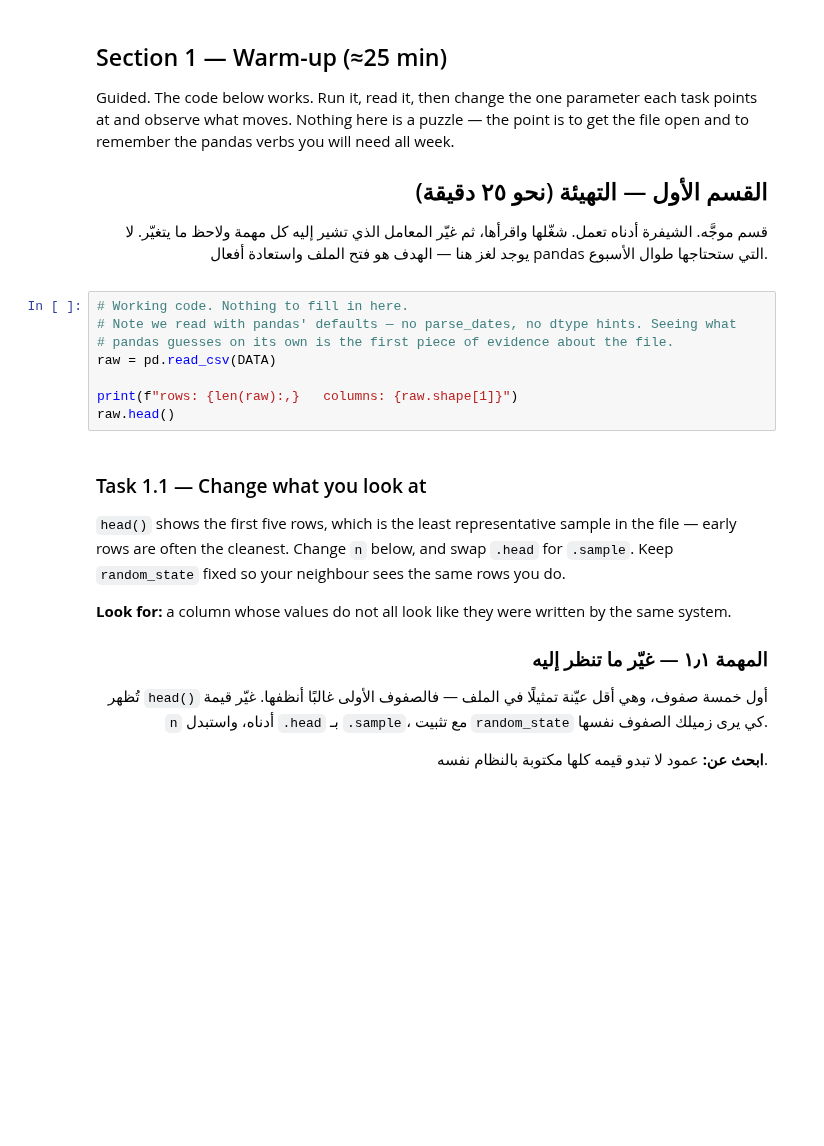
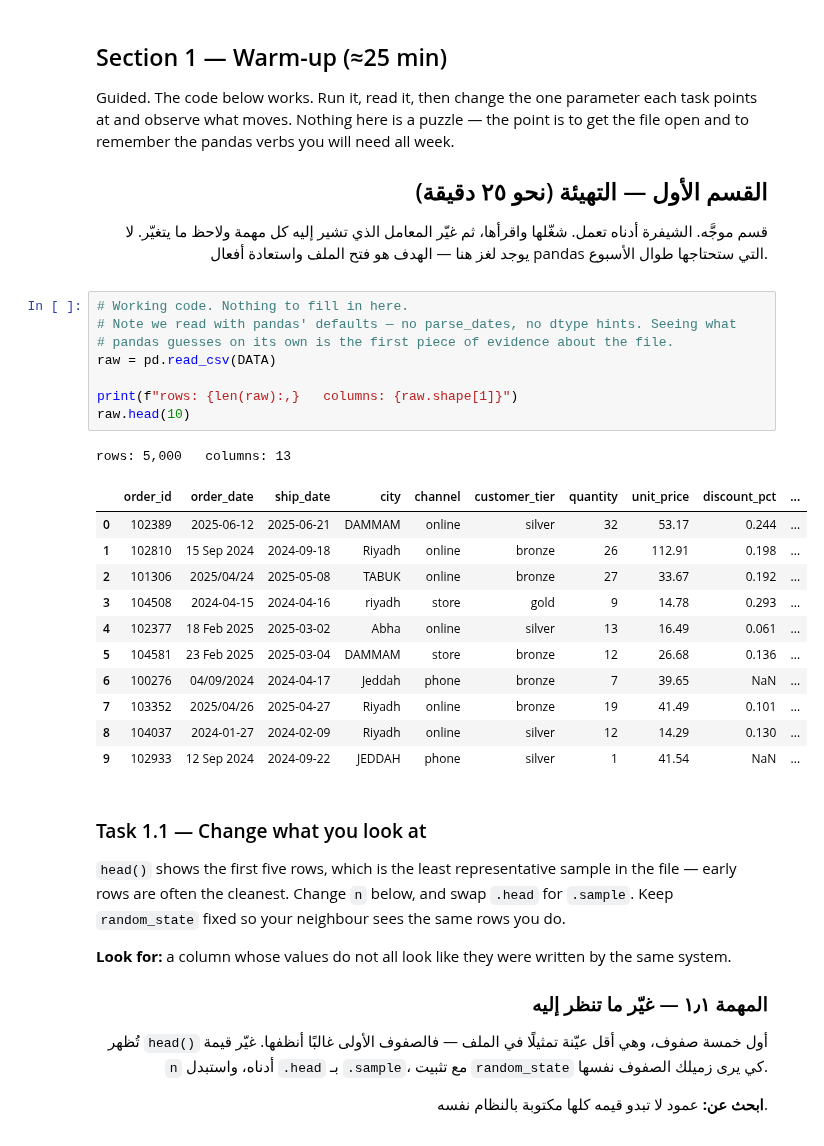
Before and after one commit to albandricx/AIEP_Olo_student, a Jupyter notebook: week_2_data_engineering/labs_v2/D1_understand_the_data/D1_understand_the_data_blank.ipynb, the cells around one changed output. Saved outputs shown, nothing was run; the diff lists cells and outputs as text; blank space fills up the shorter version.

```diff
--- a/week_2_data_engineering/labs_v2/D1_understand_the_data/D1_understand_the_data_blank.ipynb
+++ b/week_2_data_engineering/labs_v2/D1_understand_the_data/D1_understand_the_data_blank.ipynb
@@ -167,11 +185,24 @@ remember the pandas verbs you will need all week.
 # %%
 # Working code. Nothing to fill in here.
 # Note we read with pandas' defaults — no parse_dates, no dtype hints. Seeing what
 # pandas guesses on its own is the first piece of evidence about the file.
 raw = pd.read_csv(DATA)
 
 print(f"rows: {len(raw):,}   columns: {raw.shape[1]}")
-raw.head()
+raw.head(10)
+# %% [output]
+rows: 5,000   columns: 13
+|  | order_id | order_date | ship_date | city | channel | customer_tier | quantity | unit_price | discount_pct | ... |
+| 0 | 102389 | 2025-06-12 | 2025-06-21 | DAMMAM | online | silver | 32 | 53.17 | 0.244 | ... |
+| 1 | 102810 | 15 Sep 2024 | 2024-09-18 | Riyadh | online | bronze | 26 | 112.91 | 0.198 | ... |
+| 2 | 101306 | 2025/04/24 | 2025-05-08 | TABUK | online | bronze | 27 | 33.67 | 0.192 | ... |
+| 3 | 104508 | 2024-04-15 | 2024-04-16 | riyadh | store | gold | 9 | 14.78 | 0.293 | ... |
+| 4 | 102377 | 18 Feb 2025 | 2025-03-02 | Abha | online | silver | 13 | 16.49 | 0.061 | ... |
+| 5 | 104581 | 23 Feb 2025 | 2025-03-04 | DAMMAM | store | bronze | 12 | 26.68 | 0.136 | ... |
+| 6 | 100276 | 04/09/2024 | 2024-04-17 | Jeddah | phone | bronze | 7 | 39.65 | NaN | ... |
+| 7 | 103352 | 2025/04/26 | 2025-04-27 | Riyadh | online | bronze | 19 | 41.49 | 0.101 | ... |
+| 8 | 104037 | 2024-01-27 | 2024-02-09 | Riyadh | online | silver | 12 | 14.29 | 0.130 | ... |
+| 9 | 102933 | 12 Sep 2024 | 2024-09-22 | JEDDAH | phone | silver | 1 | 41.54 | NaN | ... |
 # %% [markdown]
 ### Task 1.1 — Change what you look at
 
```
Also changed, not shown: parts of 12 cells of this notebook.
